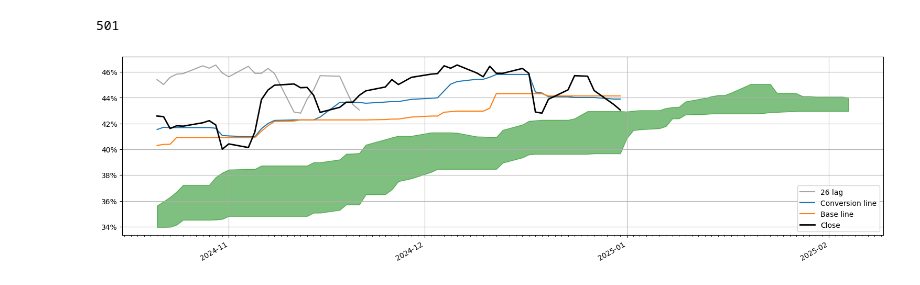
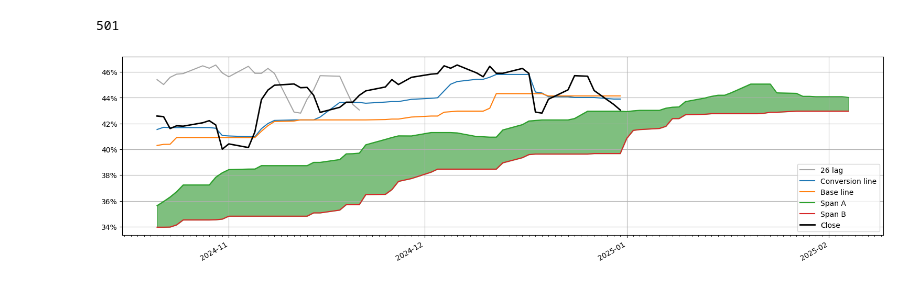
Before and after one commit to Oliver-De-Fusco/6CAP-TA-Code, a Jupyter notebook: Ichimoku.ipynb, the cells around one changed output. Cells and saved outputs as stored; diff of their text form; code cells hidden in the pictures.

```diff
--- a/Ichimoku.ipynb
+++ b/Ichimoku.ipynb
@@ -42,16 +40,16 @@ data["Adj Close"].plot()
 data = data.asfreq("B")
 data.dropna(inplace=True)
 # %%
-def ichimoku(data_):
-    index2 = pd.date_range(data.index[-1],periods=26, freq="B")
+def ichimoku(data_, short=9, medium=26, long=52):
+    index2 = pd.date_range(data.index[-1],periods=medium, freq="B")
     index2 = data_.index.union(index2)
     print(len(data.index))
     data_ = data_.reindex(index2)
-    data_["tenkan"] = ((data_["cum_high_log_return"].rolling(9).max()) + (data_["cum_low_log_return"].rolling(9).min())) / 2
-    data_["kijin"] = ((data_["cum_high_log_return"].rolling(26).max()) + (data_["cum_low_log_return"].rolling(26).min())) / 2
-    data_["chikou"] = data_["cum_log_return"].shift(-26)
-    data_["span_a"] = (((data_["tenkan"] + data_["kijin"])) / 2).shift(26)
-    data_["span_b"] = (((data_["cum_high_log_return"].rolling(52).max()) + (data_["cum_low_log_return"].rolling(52).min())) / 2).shift(26)
+    data_["tenkan"] = ((data_["cum_high_log_return"].rolling(short).max()) + (data_["cum_low_log_return"].rolling(short).min())) / 2
+    data_["kijin"] = ((data_["cum_high_log_return"].rolling(medium).max()) + (data_["cum_low_log_return"].rolling(medium).min())) / 2
+    data_["chikou"] = data_["cum_log_return"].shift(-medium)
+    data_["span_a"] = (((data_["tenkan"] + data_["kijin"])) / 2).shift(medium)
+    data_["span_b"] = (((data_["cum_high_log_return"].rolling(long).max()) + (data_["cum_low_log_return"].rolling(long).min())) / 2).shift(medium)
     return data_
 # %%
 data_ichi = ichimoku(data)[-75:]
@@ -61,31 +59,31 @@ data_ichi *= 100
 # %%
 fig, ax1 = plt.subplots(figsize=(15,4),layout='constrained')
 
 lagged, = ax1.plot(data_ichi["chikou"], label="26 lag", color="tab:grey",alpha=0.7)
 conv, = ax1.plot(data_ichi["tenkan"], label="Conversion line", color="tab:blue")
 base, = ax1.plot(data_ichi["kijin"], label="Base line", color="tab:orange")
-# fast, = ax1.plot(data_ichi["span_a"], label="Span A",color="tab:green")
-# slow, = ax1.plot(data_ichi["span_b"], label="Span B",color="tab:red")
+fast, = ax1.plot(data_ichi["span_a"], label="Span A",color="tab:green")
+slow, = ax1.plot(data_ichi["span_b"], label="Span B",color="tab:red")
 price, = ax1.plot(data_ichi["cum_log_return"], label="Close",lw=2,color="black")
 
 plt.fill_between(data_ichi.index,data_ichi["span_a"],data_ichi["span_b"],data_ichi["span_a"] > data_ichi["span_b"],color="green",alpha=0.5)
 plt.fill_between(data_ichi.index,data_ichi["span_b"],data_ichi["span_a"],data_ichi["span_a"] < data_ichi["span_b"],color="red",alpha=0.5)
 
 ax1.yaxis.set_major_formatter(mtick.PercentFormatter())
 ax1.yaxis.set_major_formatter(mtick.PercentFormatter(decimals=0))
 # ax1.xaxis.set_major_formatter(mdates.ConciseDateFormatter(ax1.xaxis.get_major_locator()))
 # ax1.xaxis.set_major_locator(mdates.YearLocator())
 
 # ax1.xaxis.set_major_locator(mdates.YearLocator())
 ax1.xaxis.set_major_locator(mdates.MonthLocator())
 ax1.xaxis.set_minor_locator(mdates.DayLocator())
 fig.autofmt_xdate()
 
 ax1.grid(True)
 # ax1.xaxis.set_major_formatter(mdates.ConciseDateFormatter(ax1.xaxis.get_major_locator()))
 
 ax1.legend(loc=4)
 
 fig.show()
 # %% [output]
-[figure, old version]
+[figure, new version]
```
Also changed, not shown: parts of 3 cells of this notebook, 2 other files.
